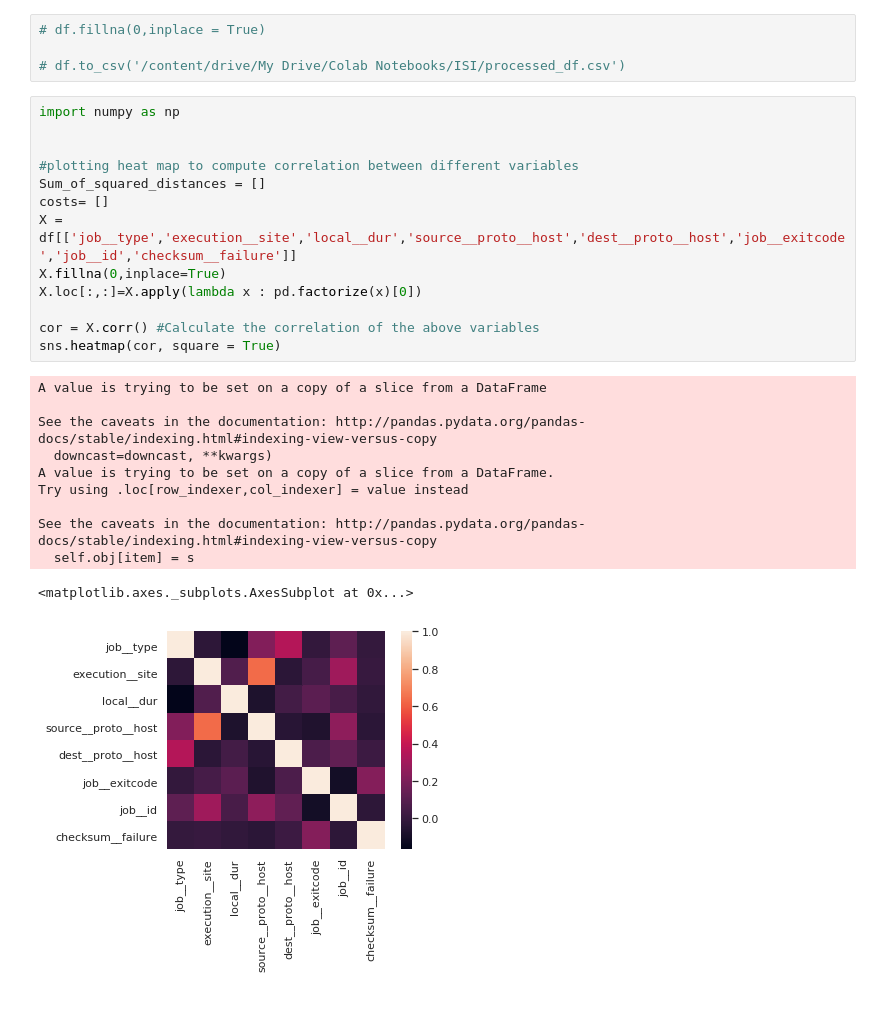
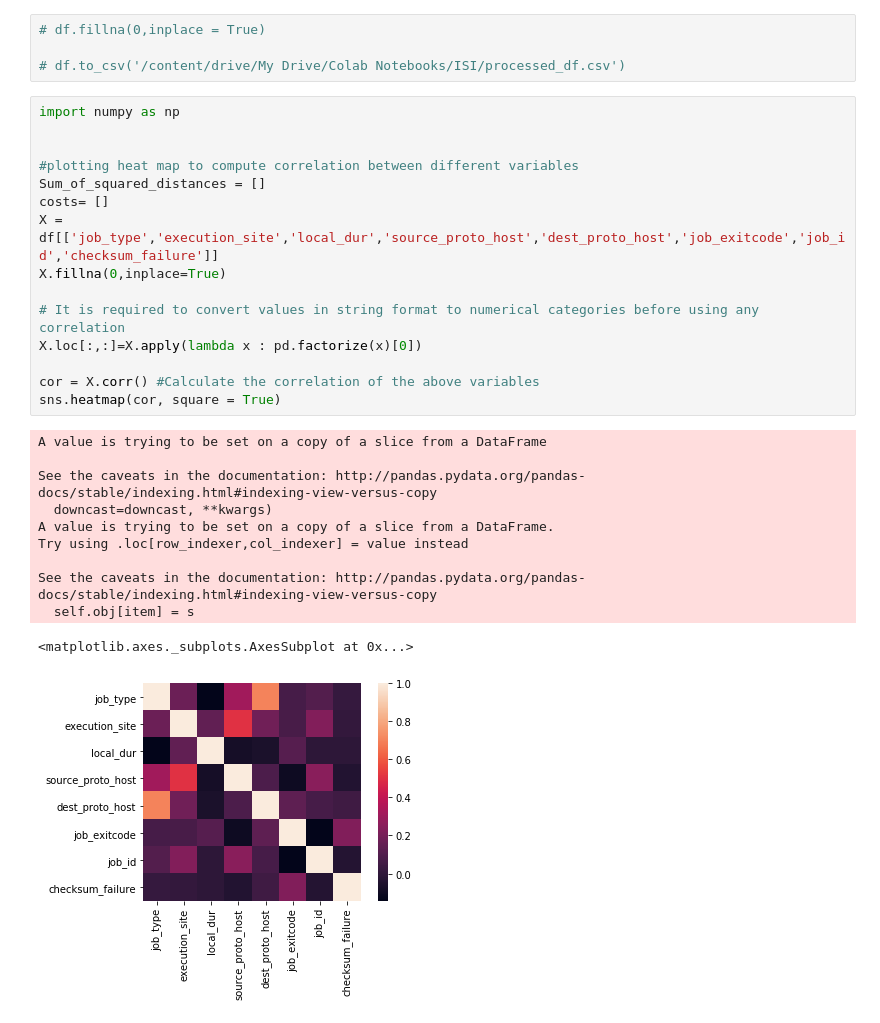
Before and after one commit to pegasus-isi/iris, a Jupyter notebook: results/events_es.ipynb, the cells around one changed output. Drawn from its saved outputs; the diff is of its cells as text.

```diff
--- a/results/events_es.ipynb
+++ b/results/events_es.ipynb
@@ -184,26 +174,28 @@ Successfully installed kmodes-0.10.1
 # %%
 import numpy as np
 
 
 #plotting heat map to compute correlation between different variables
 Sum_of_squared_distances = []
 costs= []
-X = df[['job__type','execution__site','local__dur','source__proto__host','dest__proto__host','job__exitcode','job__id','checksum__failure']]
+X = df[['job_type','execution_site','local_dur','source_proto_host','dest_proto_host','job_exitcode','job_id','checksum_failure']]
 X.fillna(0,inplace=True)
+
+# It is required to convert values in string format to numerical categories before using any correlation
 X.loc[:,:]=X.apply(lambda x : pd.factorize(x)[0])
 
 cor = X.corr() #Calculate the correlation of the above variables
 sns.heatmap(cor, square = True)
 # %% [output]
 A value is trying to be set on a copy of a slice from a DataFrame
 
 See the caveats in the documentation: http://pandas.pydata.org/pandas-docs/stable/indexing.html#indexing-view-versus-copy
   downcast=downcast, **kwargs)
 A value is trying to be set on a copy of a slice from a DataFrame.
 Try using .loc[row_indexer,col_indexer] = value instead
 
 See the caveats in the documentation: http://pandas.pydata.org/pandas-docs/stable/indexing.html#indexing-view-versus-copy
   self.obj[item] = s
 <matplotlib.axes._subplots.AxesSubplot at 0x...>
-[figure, old version]
+[figure, new version]
 # %%
```
Also changed, not shown: parts of 27 cells of this notebook, 4 other files.
